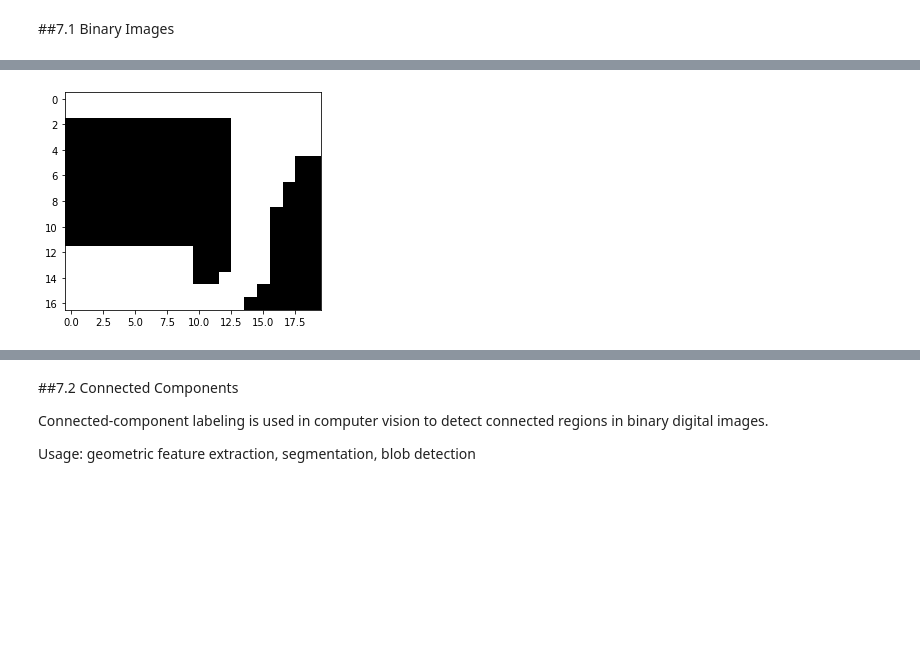
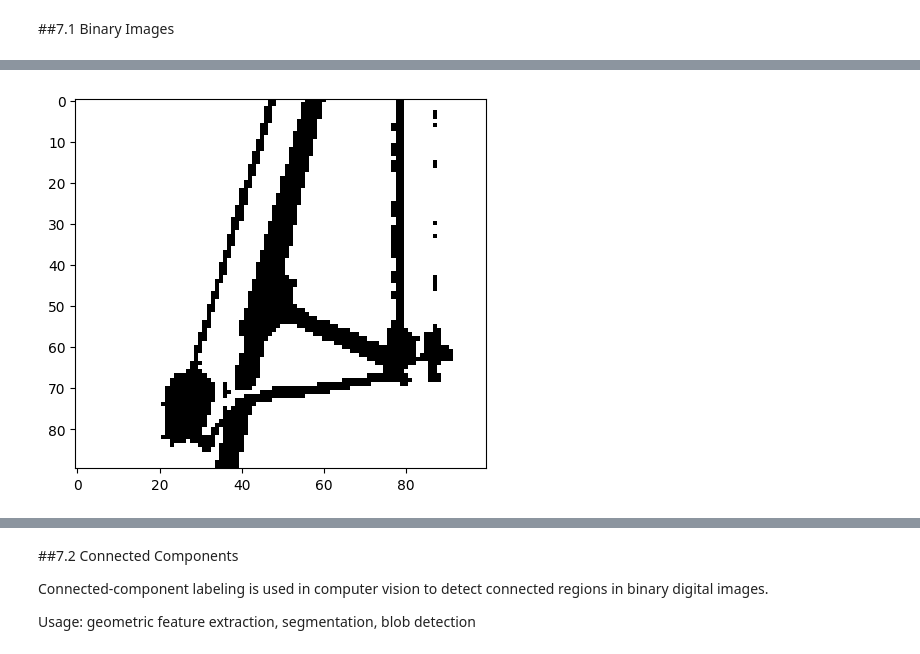
Before and after one commit to dnevo/ImageProcessing, a Jupyter notebook: ImageProcessingRecitation_07_BinaryImages_ConnectedComponents.ipynb, the cells around one changed output, grey strips where cells are left out. Saved outputs shown, nothing was run; the diff lists cells and outputs as text; code cells hidden in the pictures; blank space fills up the shorter version.

```diff
--- a/ImageProcessingRecitation_07_BinaryImages_ConnectedComponents.ipynb
+++ b/ImageProcessingRecitation_07_BinaryImages_ConnectedComponents.ipynb
@@ -75,7 +75,7 @@ plot_images(img, img_b)
 # %%
-plt.imshow(img_b[210:227,:20], cmap='gray');
+plt.imshow(img_b[400:,200:300], cmap='gray');
 # %% [output]
-[figure, old version]
+[figure, new version]
 # %%
 print(img_b[210:227,:20])
 # %% [output]
```
Also changed, not shown: parts of 7 cells of this notebook.
